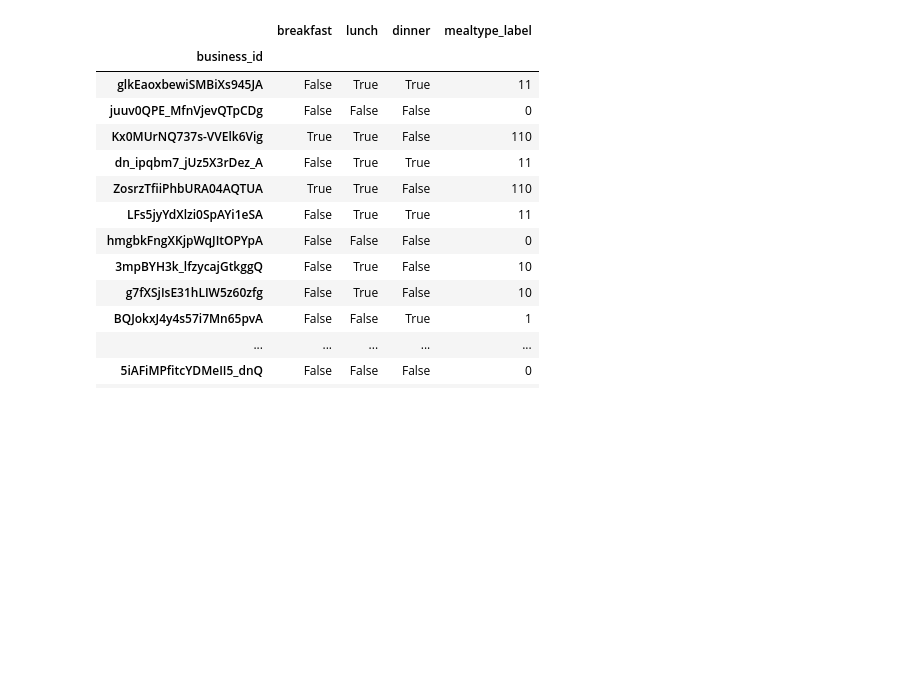
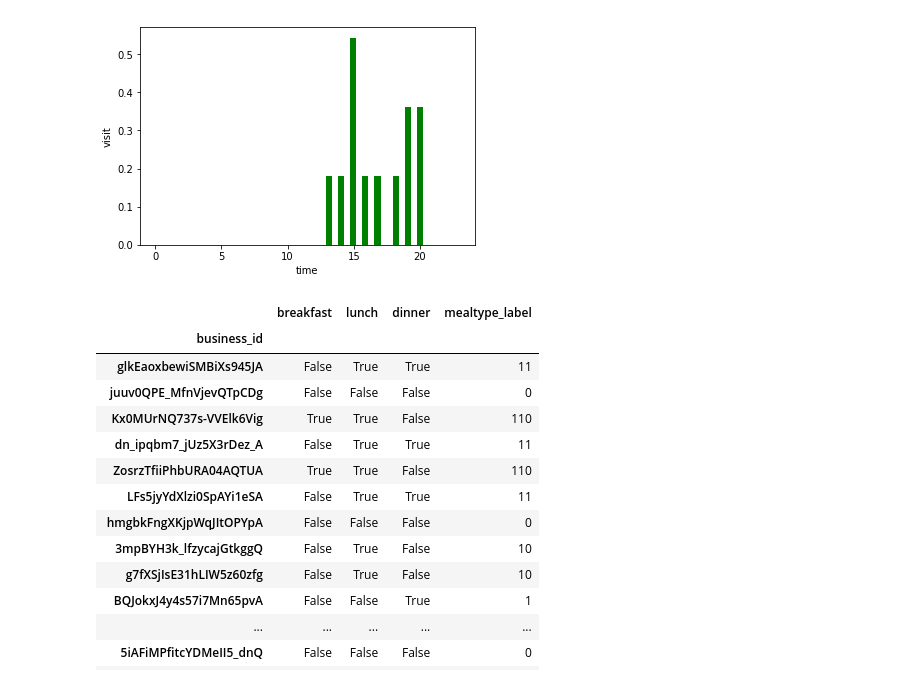
Before and after one commit to sxy1412/INF553-Recomandation-System, a Jupyter notebook: Use Check-in to Predict GoodForMeal/Classification.ipynb, the cells around one changed output. Drawn from its saved outputs; the diff is of its cells as text; code cells hidden in the pictures; blank space fills up the shorter version.

```diff
--- a/Use Check-in to Predict GoodForMeal/Classification.ipynb
+++ b/Use Check-in to Predict GoodForMeal/Classification.ipynb
@@ -1,3 +1,39 @@
+# %%
+import pandas as pd
+import matplotlib.pyplot as plt
+from scipy.stats import norm
+import matplotlib.mlab as mlab
+
+data = pd.read_csv("/Users/Xinyi/DataSet/yelp_dataset/checkin_las_vegas.csv")
+#business_id = raw_input ('business_id')
+business_id = "wplh4-t6GucDbeM5lKzDTw"
+
+business_data = data.loc[data['business_id'] == business_id]
+
+#print(business_data)
+times = (business_data.loc[2,'time'])[1:-1].split(', ')
+
+temp = []
+
+for i in times:
+    a = i.split(': ')
+    a[0] = int(a[0][6:-1])
+    a[1] = int(a[1])
+    #temp.append(a)
+    temp = temp + [a[0]] * a[1]
+(mu, sigma) = norm.fit(temp)
+
+n, bins, patches = plt.hist(temp,50, range=[0, 23], normed=1, facecolor='green', alpha=1)
+
+#y = mlab.normpdf( bins, mu, sigma)
+#l = plt.plot(bins, y, 'r--', linewidth=2)
+
+_ = plt.xlabel('time')
+_ = plt.ylabel('visit')
+
+plt.show()
+# %% [output]
+[figure, added]
 # %%
 # this notebook is going to show how to predict GoodForMeal attribute using checkin data
 # technologies: PCA, OneVsRestClassifier using Linear SVC
```
Also changed, not shown: 1 other file.
